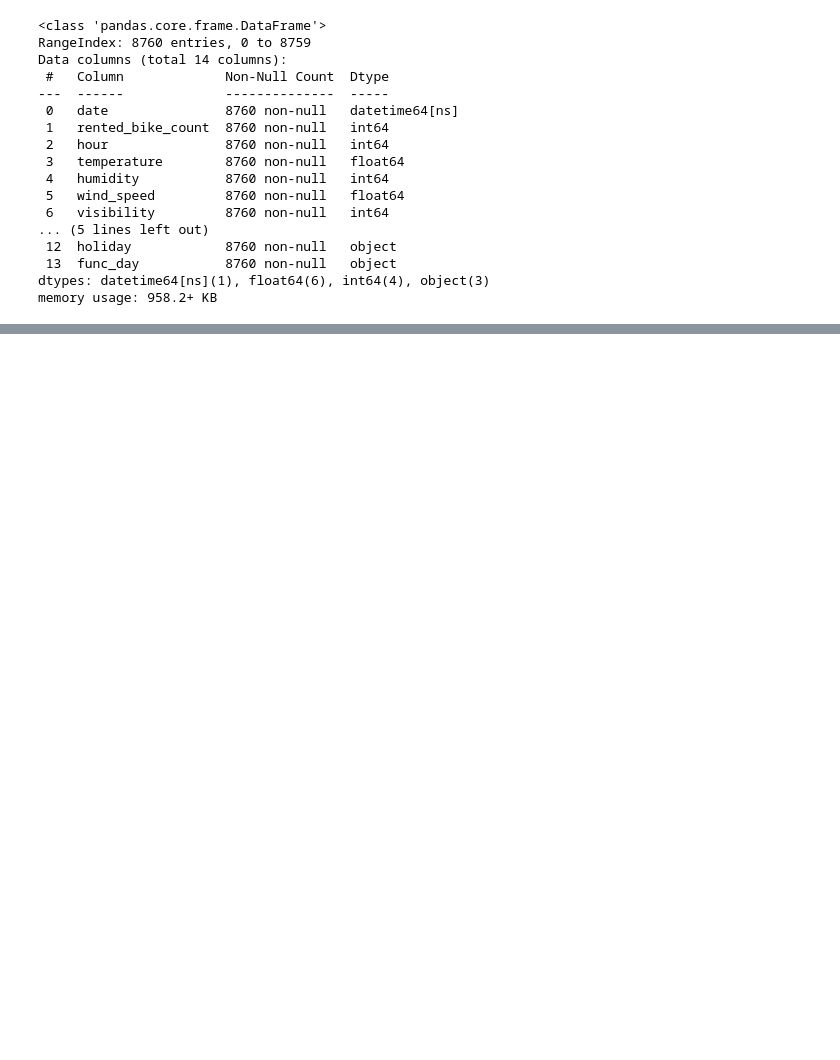
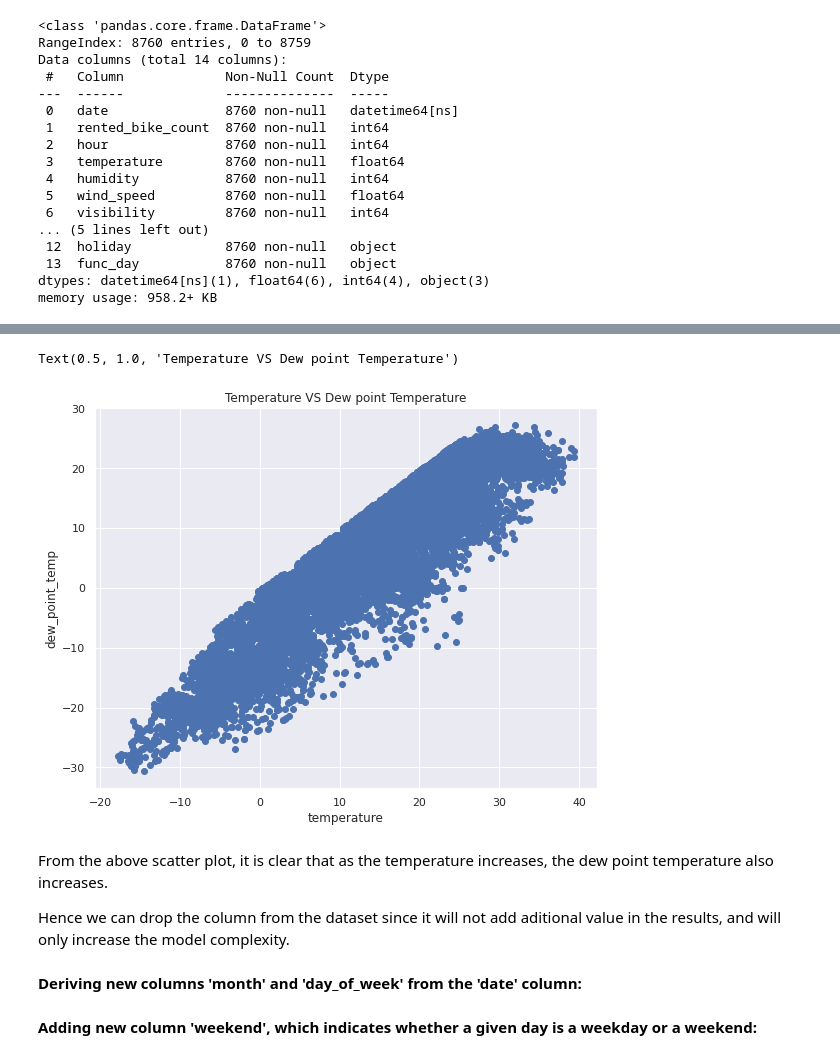
Before and after one commit to shaloy-lewis/bike_sharing_demand_prediction, a Jupyter notebook: Bike_Sharing_Demand_Prediction_Shaloy_lewis.ipynb, the cells around one changed output, grey strips where cells are left out. Cells and saved outputs as stored; diff of their text form; code cells hidden in the pictures; blank space fills up the shorter version.

```diff
--- a/Bike_Sharing_Demand_Prediction_Shaloy_lewis.ipynb
+++ b/Bike_Sharing_Demand_Prediction_Shaloy_lewis.ipynb
@@ -154,0 +181,15 @@ memory usage: 958.2+ KB
+# %%
+# Scatter plot to visualize the relationship between
+# temperature and dew point temperature
+plt.figure(figsize=(9,7))
+plt.scatter(x='temperature',y='dew_point_temp',data=df)
+plt.xlabel('temperature')
+plt.ylabel('dew_point_temp')
+plt.title('Temperature VS Dew point Temperature')
+# %% [output]
+Text(0.5, 1.0, 'Temperature VS Dew point Temperature')
+[figure, added]
+# %% [markdown]
+From the above scatter plot, it is clear that as the temperature increases, the dew point temperature also increases.
+
+Hence we can drop the column from the dataset since it will not add aditional value in the results, and will only increase the model complexity.
@@ -154,0 +198,2 @@ memory usage: 958.2+ KB
+# %% [markdown]
+**Deriving new columns 'month' and 'day_of_week' from the 'date' column:**
@@ -154,0 +207,2 @@ memory usage: 958.2+ KB
+# %% [markdown]
+**Adding new column 'weekend', which indicates whether a given day is a weekday or a weekend:**
```
Also changed, not shown: parts of 28 cells of this notebook.
